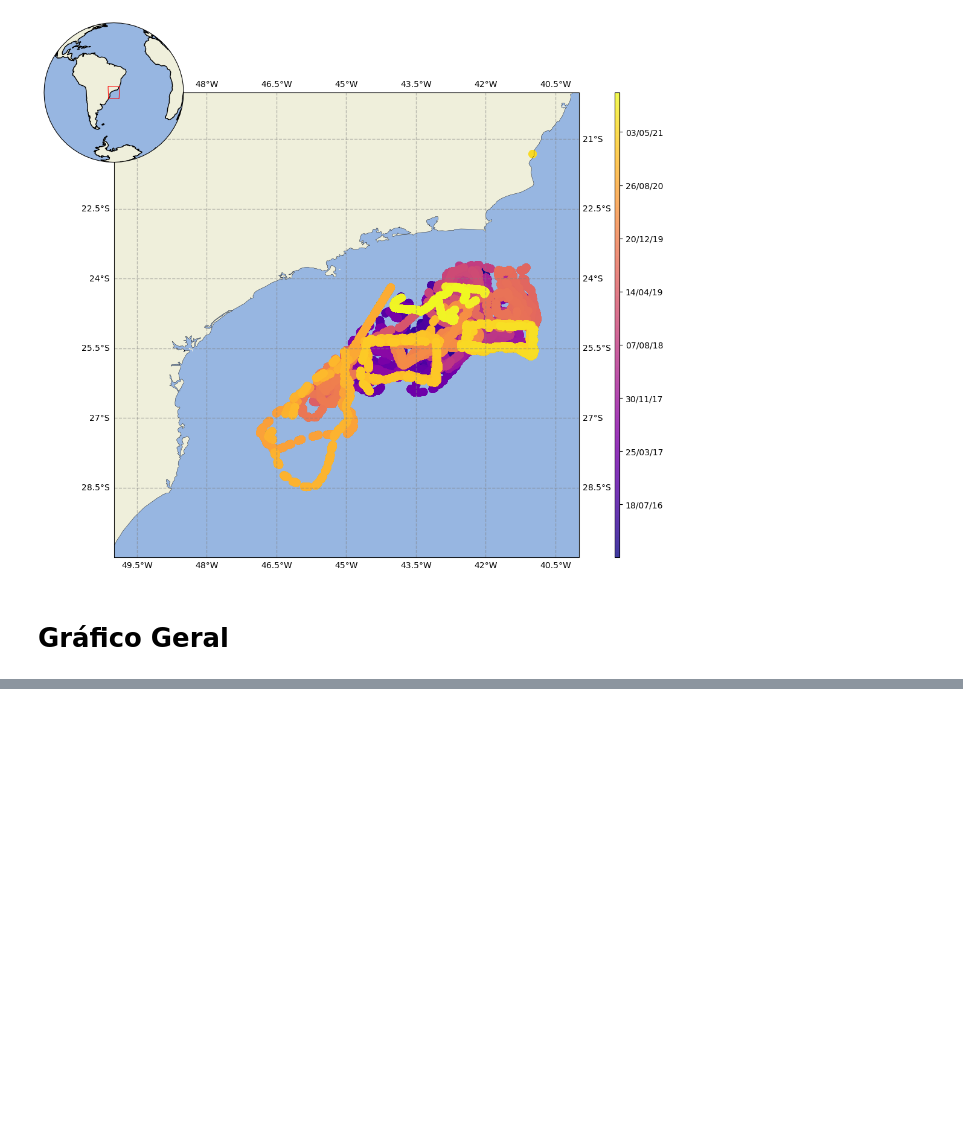
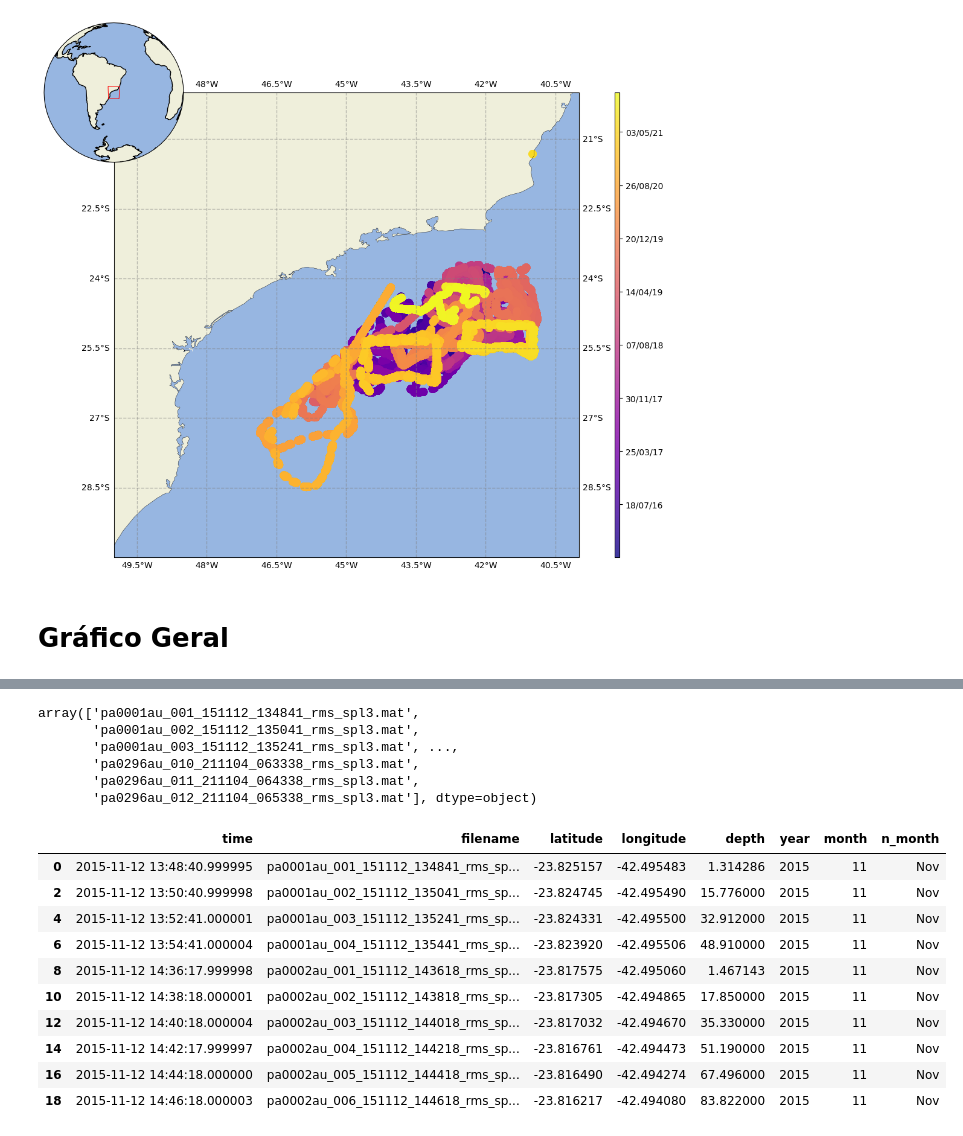
Before and after one commit to dIOGOLOC/marefone, a Jupyter notebook: diverse_tools/Tutorial/Tutorial_Glider_CSV_data.ipynb, the cells around one changed output, grey strips where cells are left out. Cells and saved outputs as stored; diff of their text form; code cells hidden in the pictures; blank space fills up the shorter version.

```diff
--- a/diverse_tools/Tutorial/Tutorial_Glider_CSV_data.ipynb
+++ b/diverse_tools/Tutorial/Tutorial_Glider_CSV_data.ipynb
@@ -202 +215,24 @@ array([datetime.datetime(2015, 6, 1, 0, 0),
+# %%
+unique_values_filename
+# %% [output]
+array(['pa0001au_001_151112_134841_rms_spl3.mat',
+       'pa0001au_002_151112_135041_rms_spl3.mat',
+       'pa0001au_003_151112_135241_rms_spl3.mat', ...,
+       'pa0296au_010_211104_063338_rms_spl3.mat',
+       'pa0296au_011_211104_064338_rms_spl3.mat',
+       'pa0296au_012_211104_065338_rms_spl3.mat'], dtype=object)
+# %%
+filtered_dataframe_csv.head(10)
+# %% [output]
+|  | time | filename | latitude | longitude | depth | year | month | n_month |
+| 0 | 2015-11-12 13:48:40.999995 | pa0001au_001_151112_134841_rms_sp... | -23.825157 | -42.495483 | 1.314286 | 2015 | 11 | Nov |
+| 2 | 2015-11-12 13:50:40.999998 | pa0001au_002_151112_135041_rms_sp... | -23.824745 | -42.495490 | 15.776000 | 2015 | 11 | Nov |
+| 4 | 2015-11-12 13:52:41.000001 | pa0001au_003_151112_135241_rms_sp... | -23.824331 | -42.495500 | 32.912000 | 2015 | 11 | Nov |
+| 6 | 2015-11-12 13:54:41.000004 | pa0001au_004_151112_135441_rms_sp... | -23.823920 | -42.495506 | 48.910000 | 2015 | 11 | Nov |
+| 8 | 2015-11-12 14:36:17.999998 | pa0002au_001_151112_143618_rms_sp... | -23.817575 | -42.495060 | 1.467143 | 2015 | 11 | Nov |
+| 10 | 2015-11-12 14:38:18.000001 | pa0002au_002_151112_143818_rms_sp... | -23.817305 | -42.494865 | 17.850000 | 2015 | 11 | Nov |
+| 12 | 2015-11-12 14:40:18.000004 | pa0002au_003_151112_144018_rms_sp... | -23.817032 | -42.494670 | 35.330000 | 2015 | 11 | Nov |
+| 14 | 2015-11-12 14:42:17.999997 | pa0002au_004_151112_144218_rms_sp... | -23.816761 | -42.494473 | 51.190000 | 2015 | 11 | Nov |
+| 16 | 2015-11-12 14:44:18.000000 | pa0002au_005_151112_144418_rms_sp... | -23.816490 | -42.494274 | 67.496000 | 2015 | 11 | Nov |
+| 18 | 2015-11-12 14:46:18.000003 | pa0002au_006_151112_144618_rms_sp... | -23.816217 | -42.494080 | 83.822000 | 2015 | 11 | Nov |
 # %%
```
Also changed, not shown: parts of 10 cells of this notebook, 2 other files.
